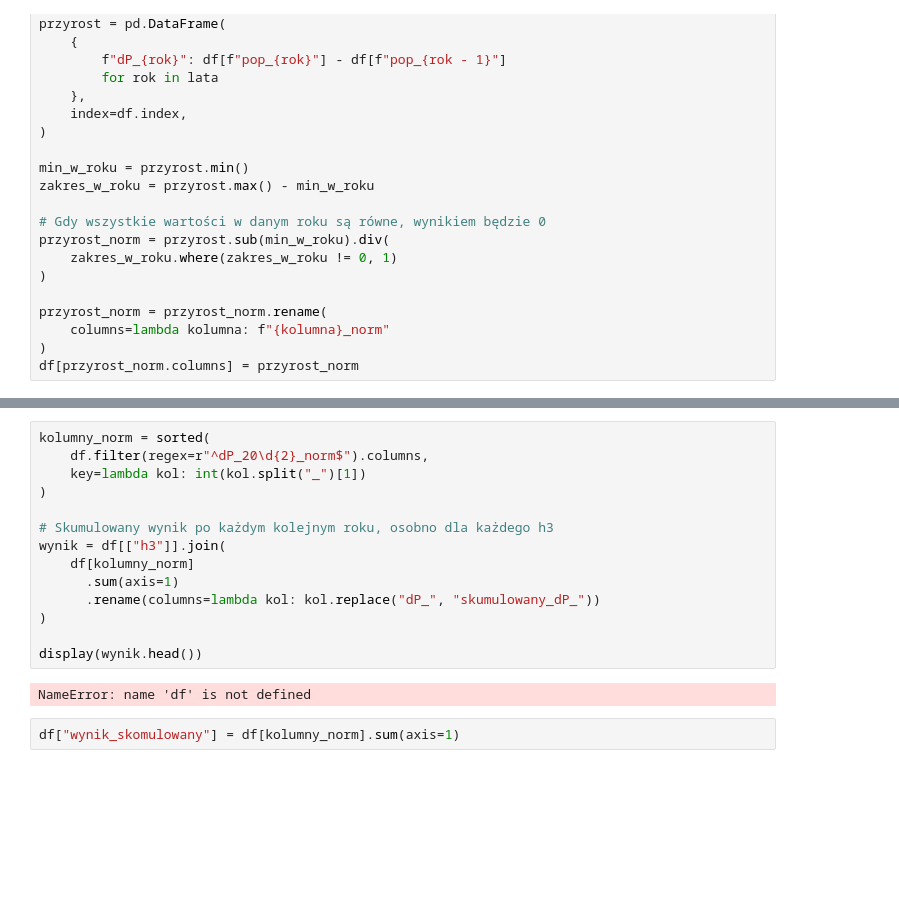
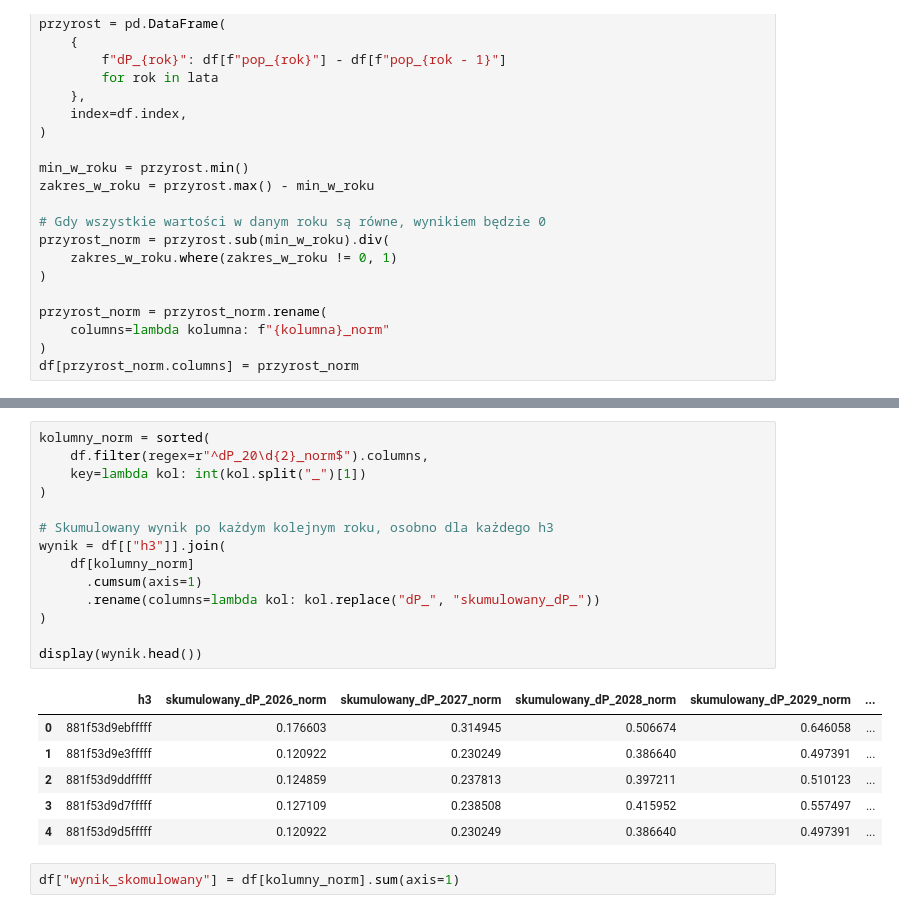
Before and after one commit to Hackathon-42Warsaw-The-Bills/3_TheBills_OptymalnaWarszawa, a Jupyter notebook: przygotwanie-danych.ipynb, the cells around one changed output, grey strips where cells are left out. Saved outputs shown, nothing was run; the diff lists cells and outputs as text; blank space fills up the shorter version.

```diff
--- a/przygotwanie-danych.ipynb
+++ b/przygotwanie-danych.ipynb
@@ -55,19 +55,24 @@ Name: dP_2028_norm, dtype: float64
 # %%
 kolumny_norm = sorted(
     df.filter(regex=r"^dP_20\d{2}_norm$").columns,
     key=lambda kol: int(kol.split("_")[1])
 )
 
 # Skumulowany wynik po każdym kolejnym roku, osobno dla każdego h3
 wynik = df[["h3"]].join(
     df[kolumny_norm]
-      .sum(axis=1)
+      .cumsum(axis=1)
       .rename(columns=lambda kol: kol.replace("dP_", "skumulowany_dP_"))
 )
 
 display(wynik.head())
 # %% [output]
-NameError: name 'df' is not defined
+|  | h3 | skumulowany_dP_2026_norm | skumulowany_dP_2027_norm | skumulowany_dP_2028_norm | skumulowany_dP_2029_norm | ... |
+| 0 | 881f53d9ebfffff | 0.176603 | 0.314945 | 0.506674 | 0.646058 | ... |
+| 1 | 881f53d9e3fffff | 0.120922 | 0.230249 | 0.386640 | 0.497391 | ... |
+| 2 | 881f53d9ddfffff | 0.124859 | 0.237813 | 0.397211 | 0.510123 | ... |
+| 3 | 881f53d9d7fffff | 0.127109 | 0.238508 | 0.415952 | 0.557497 | ... |
+| 4 | 881f53d9d5fffff | 0.120922 | 0.230249 | 0.386640 | 0.497391 | ... |
 # %%
 df["wynik_skomulowany"] = df[kolumny_norm].sum(axis=1)
 # %%
```
Also changed, not shown: parts of 3 cells of this notebook.
